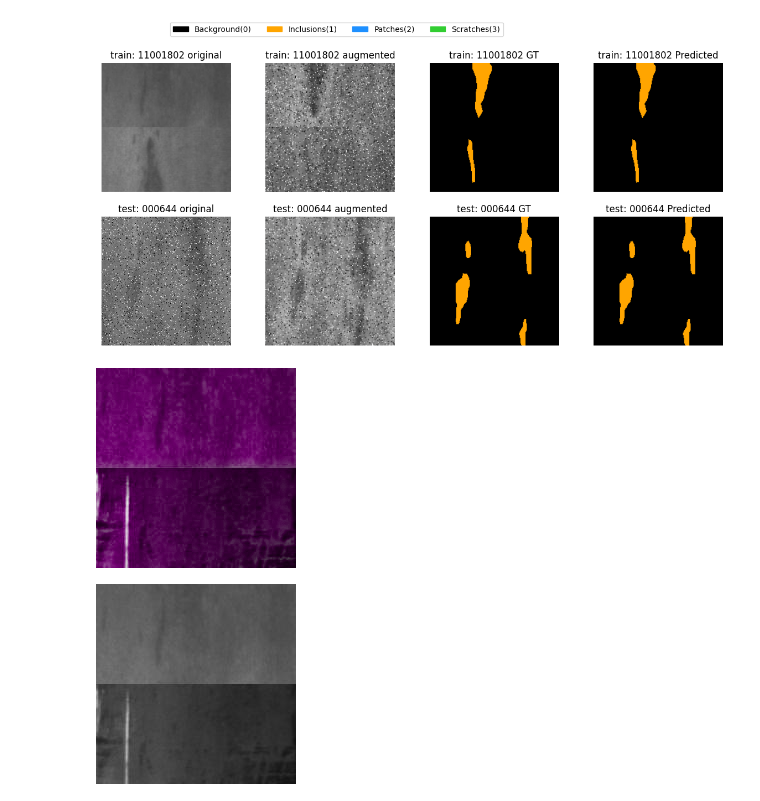
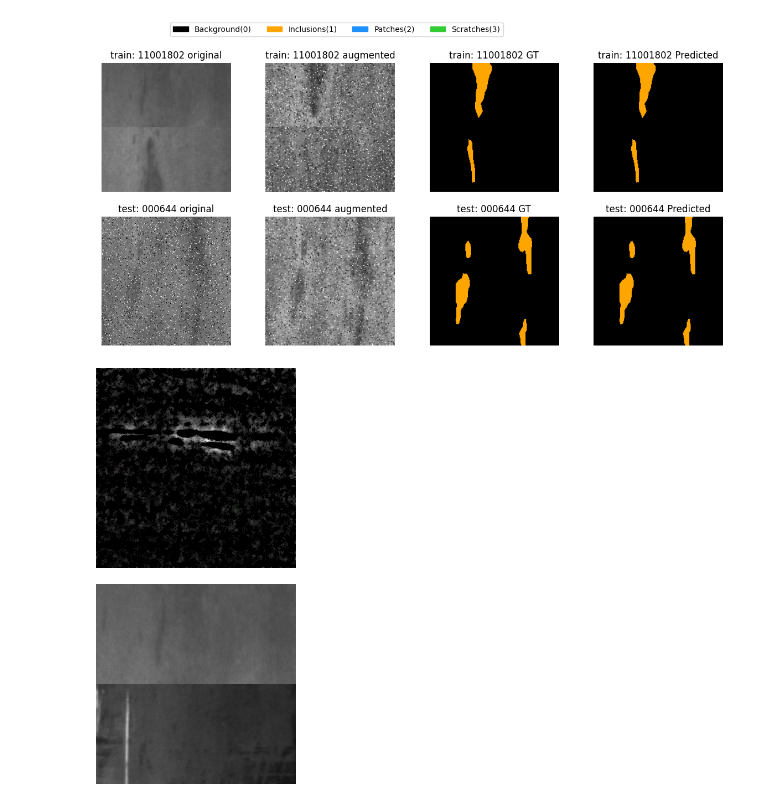
Before and after one commit to ymir-twice/-, a Jupyter notebook: vis_result.ipynb, the cells around one changed output. Drawn from its saved outputs; the diff is of its cells as text; code cells hidden in the pictures.

```diff
--- a/vis_result.ipynb
+++ b/vis_result.ipynb
@@ -168,36 +168,58 @@ def laplacian_pyramid_enhance_opencv(img, alpha=1.5, num_levels=5, channel_index
     laplacian_pyr = build_laplacian_pyramid(channels[channel_index], num_levels)
     enhanced_pyr = enhance_laplacian_pyramid(laplacian_pyr, alpha)
     enhanced_channel = reconstruct_from_laplacian_pyramid(enhanced_pyr, original_shape)
 
     # 将增强后的通道值限制在 0-255 之间，并转换为 uint8 格式
     enhanced_channel = np.clip(enhanced_channel, 0, 255).astype(np.uint8)
     channels[channel_index] = enhanced_channel  # 替换指定通道
     for i in range(len(channels)):
         channels[i] = cv2.resize(channels[i], (original_shape[1], original_shape[0]))
         channels[i] = channels[i].astype(np.uint8)
     # 合并通道
     enhanced_img = cv2.merge(channels)
 
     return Image.fromarray(enhanced_img.astype(np.uint8))
 
+def adaptive_median_filter(img, max_ksize=7):
+    img = np.array(img)
+    img = cv2.cvtColor(img, cv2.COLOR_RGB2GRAY)
+    h, w = img.shape
+    new_img = img.copy()
+    for i in range(1, h - 1):
+        for j in range(1, w - 1):
+            ksize = 3
+            while ksize <= max_ksize:
+                ksize_half = ksize // 2
+                local_region = img[i - ksize_half:i + ksize_half + 1, j - ksize_half:j + ksize_half + 1]
+                median_value = np.median(local_region)
+                if img[i, j] > median_value:
+                    new_img[i, j] = median_value
+                    break
+                ksize += 2
+    new_img = cv2.cvtColor(new_img, cv2.COLOR_GRAY2RGB)
+    return Image.fromarray(new_img)
+
 def CLAHE(img, clipLimit=2.0, tileGridSize=(8,8)):
     r_img = np.array(img)
     r_img = cv2.cvtColor(r_img, cv2.COLOR_RGB2LAB)
     r_img_l = r_img[:, :, 0] # Convert to range [0,1]
     clahe = cv2.createCLAHE(clipLimit=clipLimit, tileGridSize=tileGridSize)
     r_img_l = clahe.apply(r_img_l)
     r_img[:, :, 0] = r_img_l
     r_img = cv2.cvtColor(r_img, cv2.COLOR_LAB2RGB)
     return Image.fromarray(r_img)
 
 # 示例使用
-image_path = "data/images/training/11001802.jpg"
+image_path = 'data/images/training_ori/2000007.jpg'
 image = Image.open(image_path)
+image = adaptive_median_filter(image)
 image = CLAHE(image)
-image = laplacian_pyramid_enhance_opencv(image, alpha=2, num_levels=3, channel_index=1)
+image = laplacian_pyramid_enhance_opencv(image, alpha=5, num_levels=3, channel_index=0)
+image = laplacian_pyramid_enhance_opencv(image, alpha=5, num_levels=3, channel_index=1)
+image = laplacian_pyramid_enhance_opencv(image, alpha=5, num_levels=3, channel_index=2)
 image
 # %% [output]
-[figure, old version]
+[figure, new version]
 # %%
 Image.open("data/images/training/11001802.jpg")
 # %% [output]
```
Also changed, not shown: parts of 2 cells of this notebook, 4 other files.
